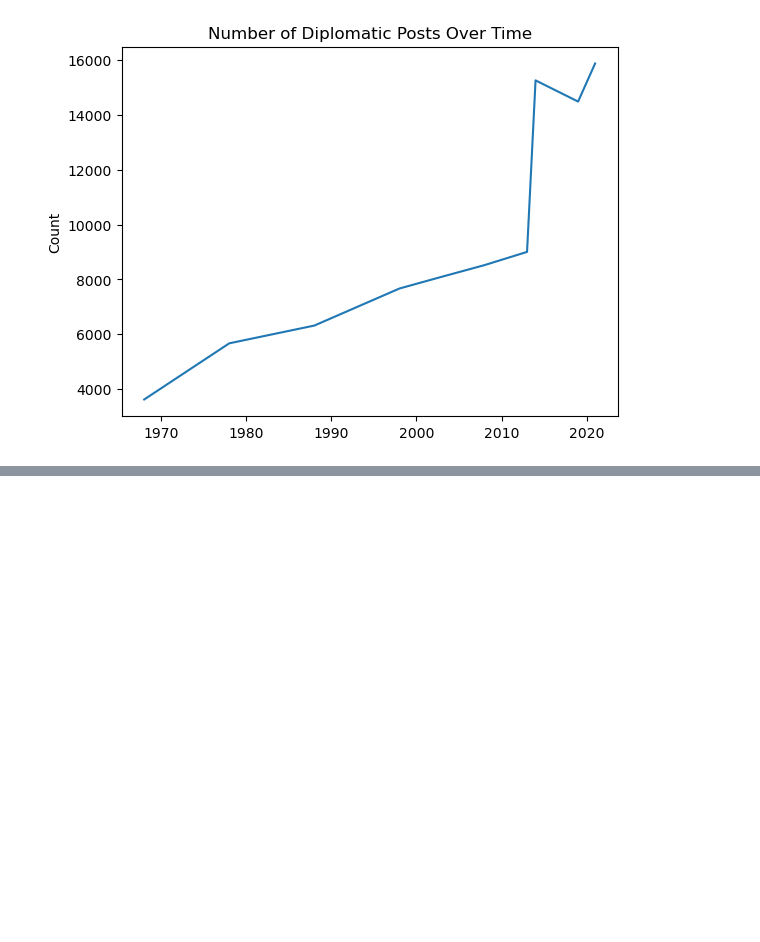
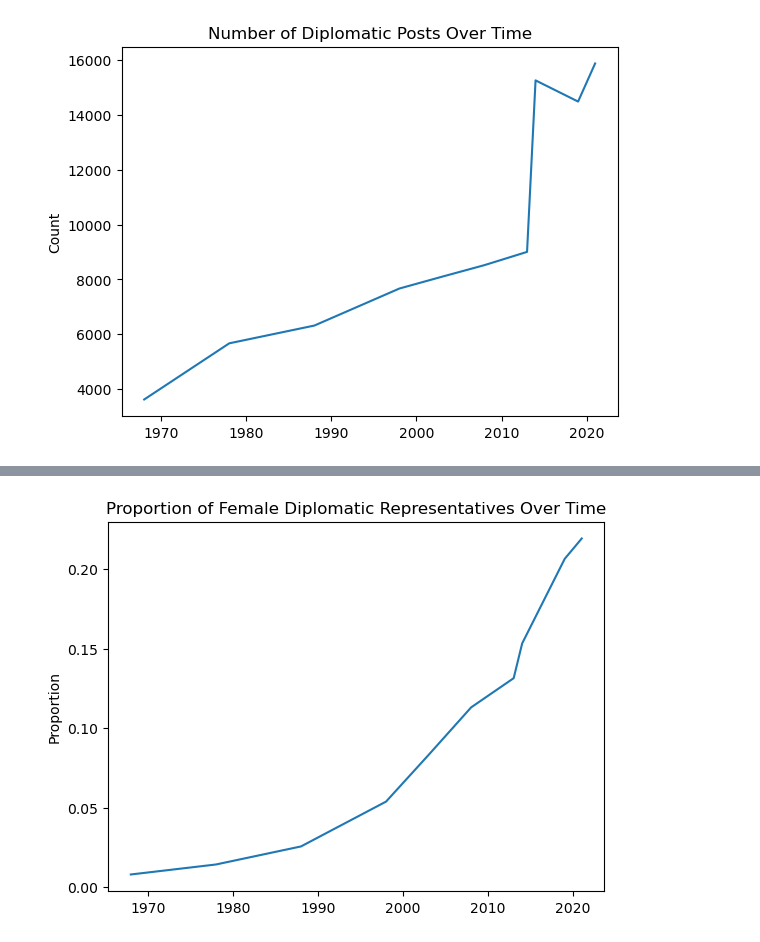
Before and after one commit to raj-rajat/Gender-and-Diplomatic-Representation, a Jupyter notebook: gender-and-diplomatic-representation.ipynb, the cells around one changed output, grey strips where cells are left out. Cells and saved outputs as stored; diff of their text form; code cells hidden in the pictures; blank space fills up the shorter version.

```diff
--- a/gender-and-diplomatic-representation.ipynb
+++ b/gender-and-diplomatic-representation.ipynb
@@ -363,0 +377,16 @@ plt.show()
+# %%
+# Calculate the total number of representatives for each year
+total_counts_by_year = df['year'].value_counts().sort_index()
+
+# Calculate the number of female representatives for each year
+female_counts_by_year = df[df['gender'] == 1]['year'].value_counts().sort_index()
+
+# Calculate the proportion of female representatives for each year
+proportion_female_by_year = female_counts_by_year / total_counts_by_year
+
+# Create a line plot of these proportions over time
+proportion_female_by_year.plot(kind='line', title='Proportion of Female Diplomatic Representatives Over Time')
+plt.ylabel('Proportion')
+plt.show()
+# %% [output]
+[figure, added]
```
Also changed, not shown: parts of 3 cells of this notebook.
